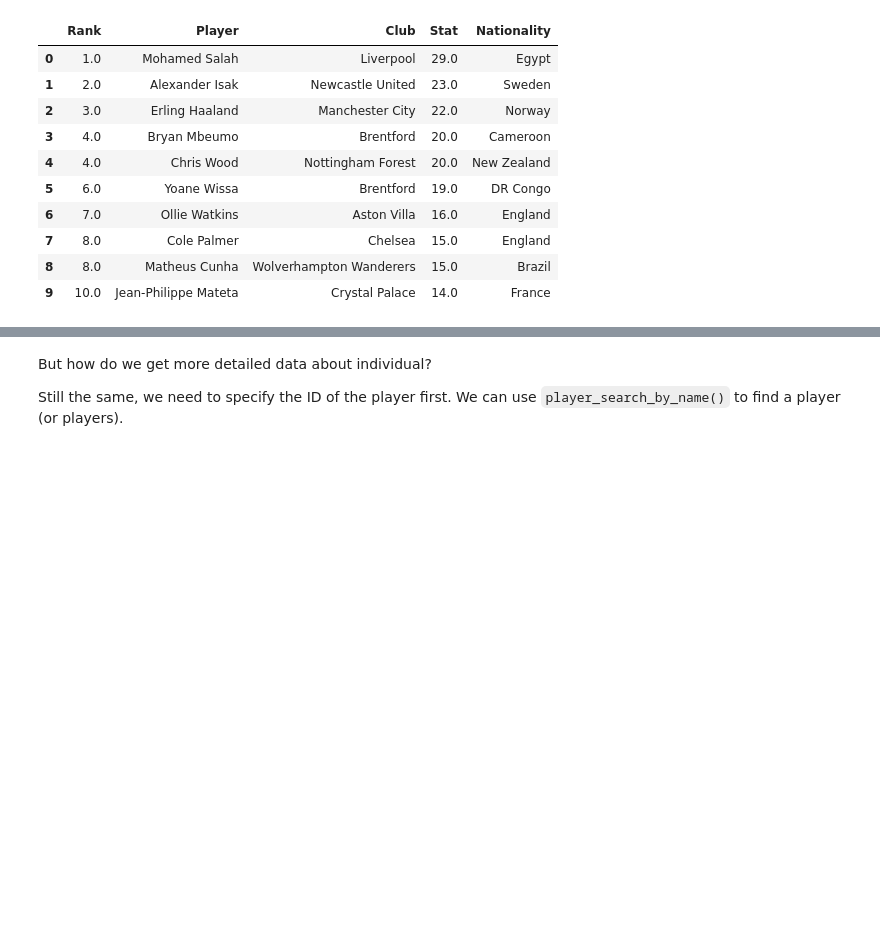
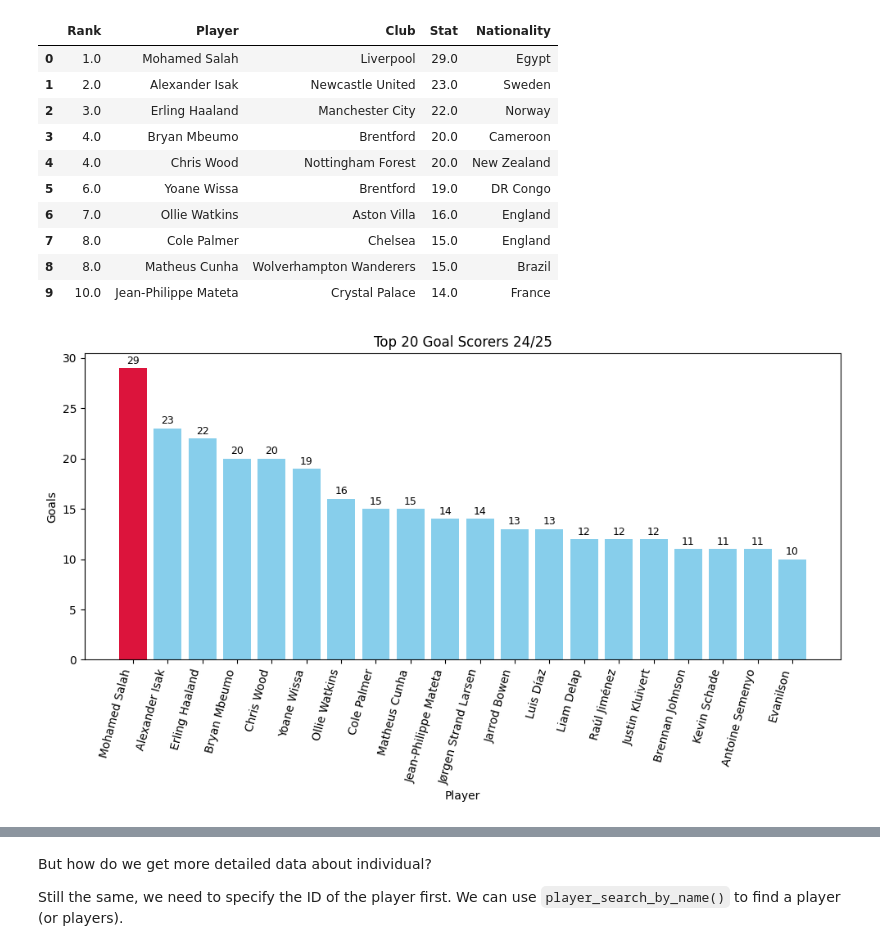
Before and after one commit to zhouyuyang-joey/English-Premier-League-Data-API, a Jupyter notebook: examples.ipynb, the cells around one changed output, grey strips where cells are left out. Cells and saved outputs as stored; diff of their text form; code cells hidden in the pictures; blank space fills up the shorter version.

```diff
--- a/examples.ipynb
+++ b/examples.ipynb
@@ -270,5 +290,5 @@ Once the ``stat_type`` is clear, we can use ``player_rankings()`` to quickly gen
 # %%
-goals_ranking = epl.get_player_rankings("goals", season_24_25, output="df")
+goals_ranking = epl.get_player_rankings(stat_type = "goals", season_id = season_24_25)
 goals_ranking.head(10)
 # %% [output]
 |  | Rank | Player | Club | Stat | Nationality |
@@ -282,4 +302,22 @@ goals_ranking.head(10)
 | 7 | 8.0 | Cole Palmer | Chelsea | 15.0 | England |
 | 8 | 8.0 | Matheus Cunha | Wolverhampton Wanderers | 15.0 | Brazil |
 | 9 | 10.0 | Jean-Philippe Mateta | Crystal Palace | 14.0 | France |
+# %%
+goals_ranking = goals_ranking.head(20)
+highlight_name = goals_ranking.iloc[0]["Player"]
+highlight_index = goals_ranking[goals_ranking["Player"].str.contains(highlight_name, case=False)].index
+colors = ["crimson" if i in highlight_index else "skyblue" for i in range(len(goals_ranking))]
+plt.figure(figsize=(10, 6))
+bars = plt.bar(goals_ranking["Player"], goals_ranking["Stat"], color=colors)
+
+
+plt.xticks(rotation=75, ha='right')
+plt.title("Top 20 Goal Scorers 24/25")
+plt.xlabel("Player")
+plt.ylabel("Goals")
+for i, val in enumerate(goals_ranking["Stat"]):
+    plt.text(i, val + 0.2, int(val), ha='center', va='bottom', fontsize=9)
+plt.tight_layout()
+# %% [output]
+[figure, added]
 # %%
```
Also changed, not shown: parts of 58 cells of this notebook.
